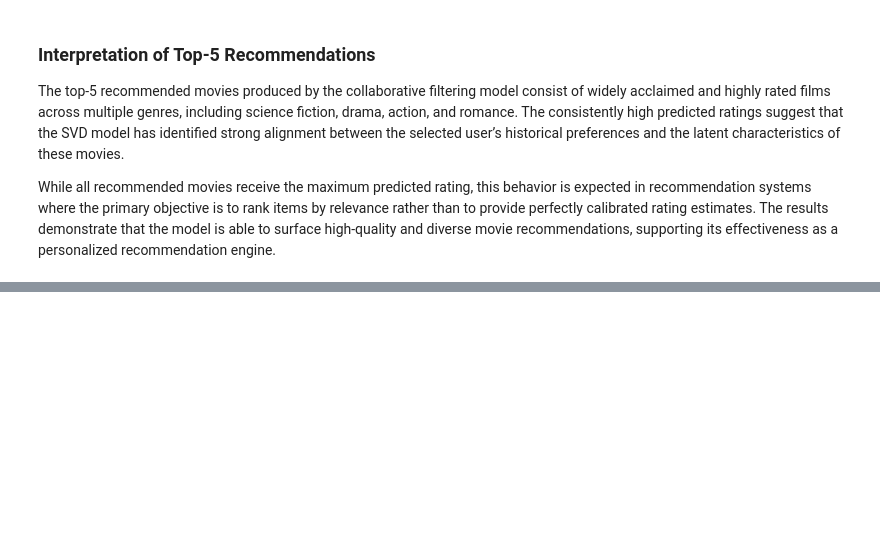
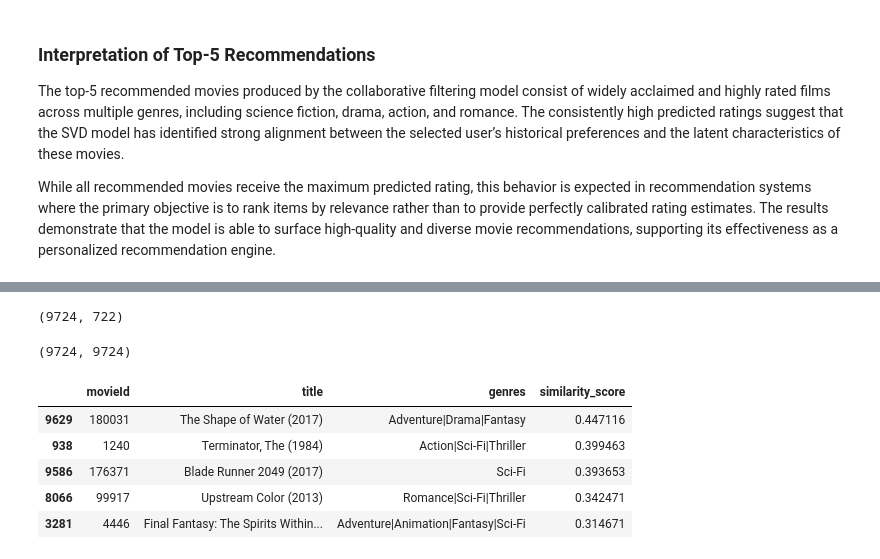
Before and after one commit to Vincent-Muteti/A-Hybrid-Movie-Recommendation-System-using-Machine-Learning, a Jupyter notebook: index.ipynb, the cells around one changed output, grey strips where cells are left out. Drawn from its saved outputs; the diff is of its cells as text; code cells hidden in the pictures; blank space fills up the shorter version.

Commit message:
Did Hybrid Recommendation Strategy

```diff
--- a/index.ipynb
+++ b/index.ipynb
@@ -351,0 +375,8 @@ While all recommended movies receive the maximum predicted rating, this behavior
+# %%
+# Merge tags into the movies table
+movies_with_tags = movies.merge(movie_tags, on='movieId', how='left')
+
+# Fill missing tag text
+movies_with_tags['tag'] = movies_with_tags['tag'].fillna('')
+
+movies_with_tags[['movieId', 'title', 'tag']].head()
@@ -351,0 +390,59 @@ While all recommended movies receive the maximum predicted rating, this behavior
+# %%
+# Vectorize the tags using TF-IDF
+from sklearn.feature_extraction.text import TfidfVectorizer
+
+tfidf = TfidfVectorizer(
+    stop_words='english',
+    min_df=2  # ignore extremely rare tags for stability
+)
+
+tfidf_matrix = tfidf.fit_transform(movies_with_tags['tag'])
+tfidf_matrix.shape
+# tfidf_matrix is now our content feature representation for each movie.
+# %% [output]
+(9724, 722)
+# %%
+# Cosine similarity (movie-to-movie)
+from sklearn.metrics.pairwise import cosine_similarity
+
+cosine_sim = cosine_similarity(tfidf_matrix, tfidf_matrix)
+cosine_sim.shape
+# %% [output]
+(9724, 9724)
+# %%
+# A content-based “similar movies” function (Top-N). This recommends movies similar to a given movie using tag similarity
+# Create a mapping: movieId -> row index in movies_with_tags
+movieid_to_index = pd.Series(movies_with_tags.index, index=movies_with_tags['movieId']).to_dict()
+
+def recommend_similar_movies(movie_id, movies_df, cosine_sim_matrix, movieid_to_idx, n=5):
+    """
+    Recommend top-n movies similar to a given movie_id using cosine similarity on TF-IDF tag vectors.
+    """
+    if movie_id not in movieid_to_idx:
+        return pd.DataFrame(columns=['movieId', 'title', 'genres', 'similarity_score'])
+
+    idx = movieid_to_idx[movie_id]
+    sim_scores = list(enumerate(cosine_sim_matrix[idx]))
+
+    # Sort by similarity (exclude itself at index 0 after sorting)
+    sim_scores = sorted(sim_scores, key=lambda x: x[1], reverse=True)
+    sim_scores = [s for s in sim_scores if s[0] != idx][:n]
+
+    # Build results
+    rec_indices = [i for i, _ in sim_scores]
+    rec_scores = [score for _, score in sim_scores]
+
+    recs = movies_df.iloc[rec_indices][['movieId', 'title', 'genres']].copy()
+    recs['similarity_score'] = rec_scores
+
+    return recs
+# %%
+# Picks a movie from Top-5 SVD output, e.g., Blade Runner (1982) has movieId 541
+recommend_similar_movies(541, movies_with_tags, cosine_sim, movieid_to_index, n=5)
+# %% [output]
+|  | movieId | title | genres | similarity_score |
+| 9629 | 180031 | The Shape of Water (2017) | Adventure|Drama|Fantasy | 0.447116 |
+| 938 | 1240 | Terminator, The (1984) | Action|Sci-Fi|Thriller | 0.399463 |
+| 9586 | 176371 | Blade Runner 2049 (2017) | Sci-Fi | 0.393653 |
+| 8066 | 99917 | Upstream Color (2013) | Romance|Sci-Fi|Thriller | 0.342471 |
+| 3281 | 4446 | Final Fantasy: The Spirits Within... | Adventure|Animation|Fantasy|Sci-Fi | 0.314671 |
```
Also changed, not shown: parts of 5 cells of this notebook.
